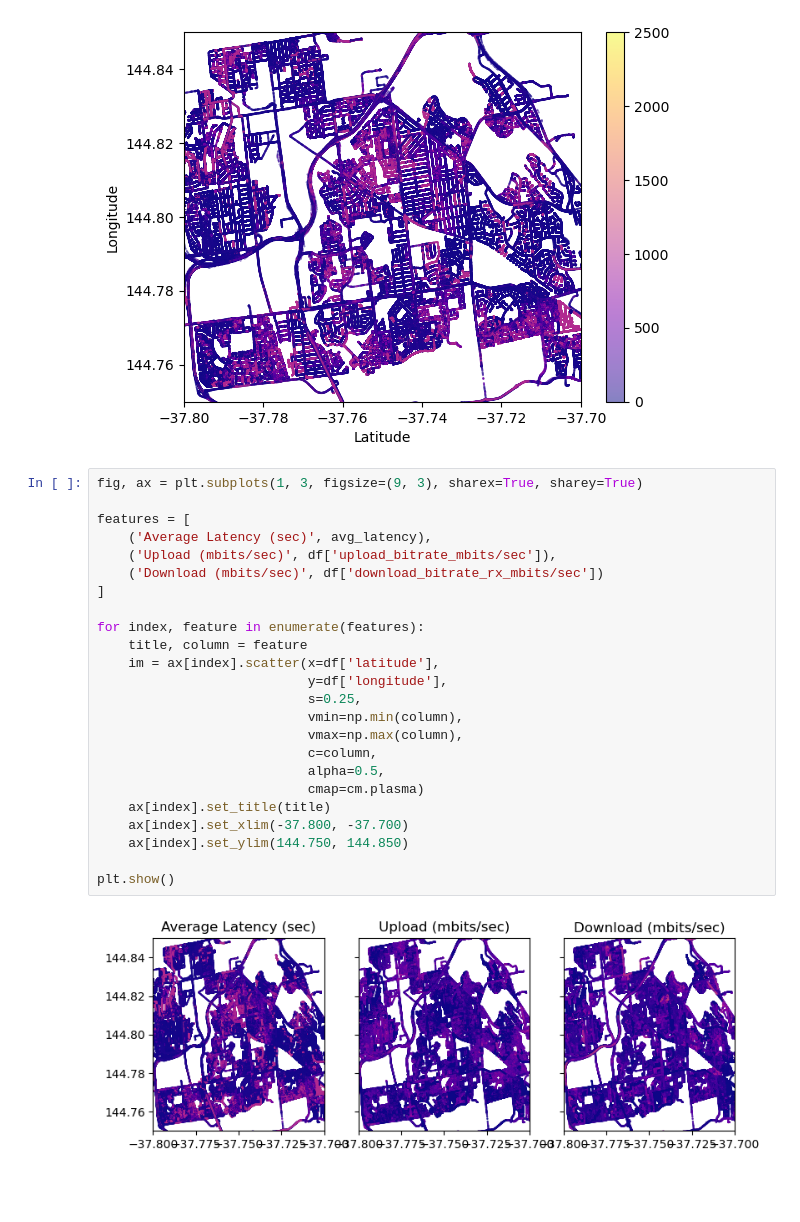
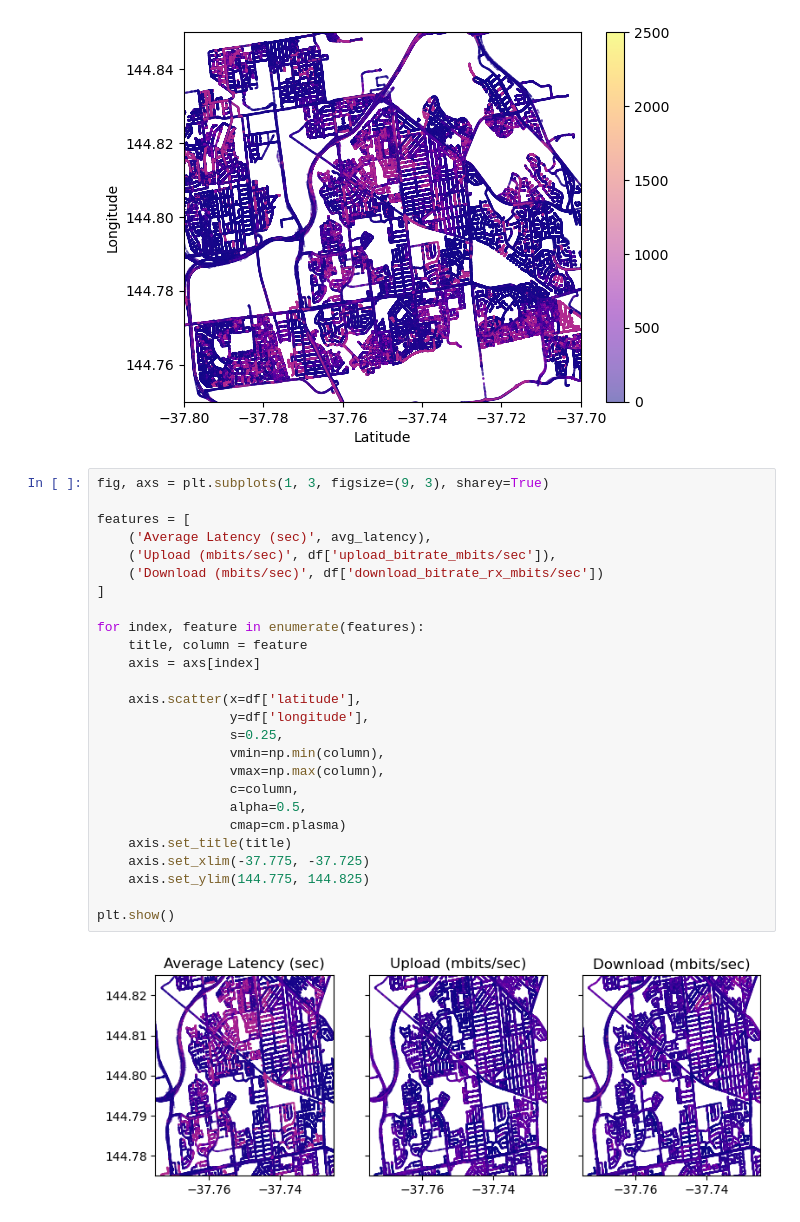
Before and after one commit to ClivePatrick/cos40007-group-project, a Jupyter notebook: data_exploration.ipynb, the cells around one changed output. Saved outputs shown, nothing was run; the diff lists cells and outputs as text; blank space fills up the shorter version.

Commit message:
Updated scale of scatter plot.

```diff
--- a/data_exploration.ipynb
+++ b/data_exploration.ipynb
@@ -35,28 +35,30 @@ plt.show()
 # %% [output]
 [figure]
 # %%
-fig, ax = plt.subplots(1, 3, figsize=(9, 3), sharex=True, sharey=True)
+fig, axs = plt.subplots(1, 3, figsize=(9, 3), sharey=True)
 
 features = [
     ('Average Latency (sec)', avg_latency),
     ('Upload (mbits/sec)', df['upload_bitrate_mbits/sec']),
     ('Download (mbits/sec)', df['download_bitrate_rx_mbits/sec'])
 ]
 
 for index, feature in enumerate(features):
     title, column = feature
-    im = ax[index].scatter(x=df['latitude'],
-                           y=df['longitude'],
-                           s=0.25,
-                           vmin=np.min(column),
-                           vmax=np.max(column),
-                           c=column,
-                           alpha=0.5,
-                           cmap=cm.plasma)
-    ax[index].set_title(title)
-    ax[index].set_xlim(-37.800, -37.700)
-    ax[index].set_ylim(144.750, 144.850)
+    axis = axs[index]
+
+    axis.scatter(x=df['latitude'],
+                 y=df['longitude'],
+                 s=0.25,
+                 vmin=np.min(column),
+                 vmax=np.max(column),
+                 c=column,
+                 alpha=0.5,
+                 cmap=cm.plasma)
+    axis.set_title(title)
+    axis.set_xlim(-37.775, -37.725)
+    axis.set_ylim(144.775, 144.825)
 
 plt.show()
 # %% [output]
-[figure, old version]
+[figure, new version]
```
